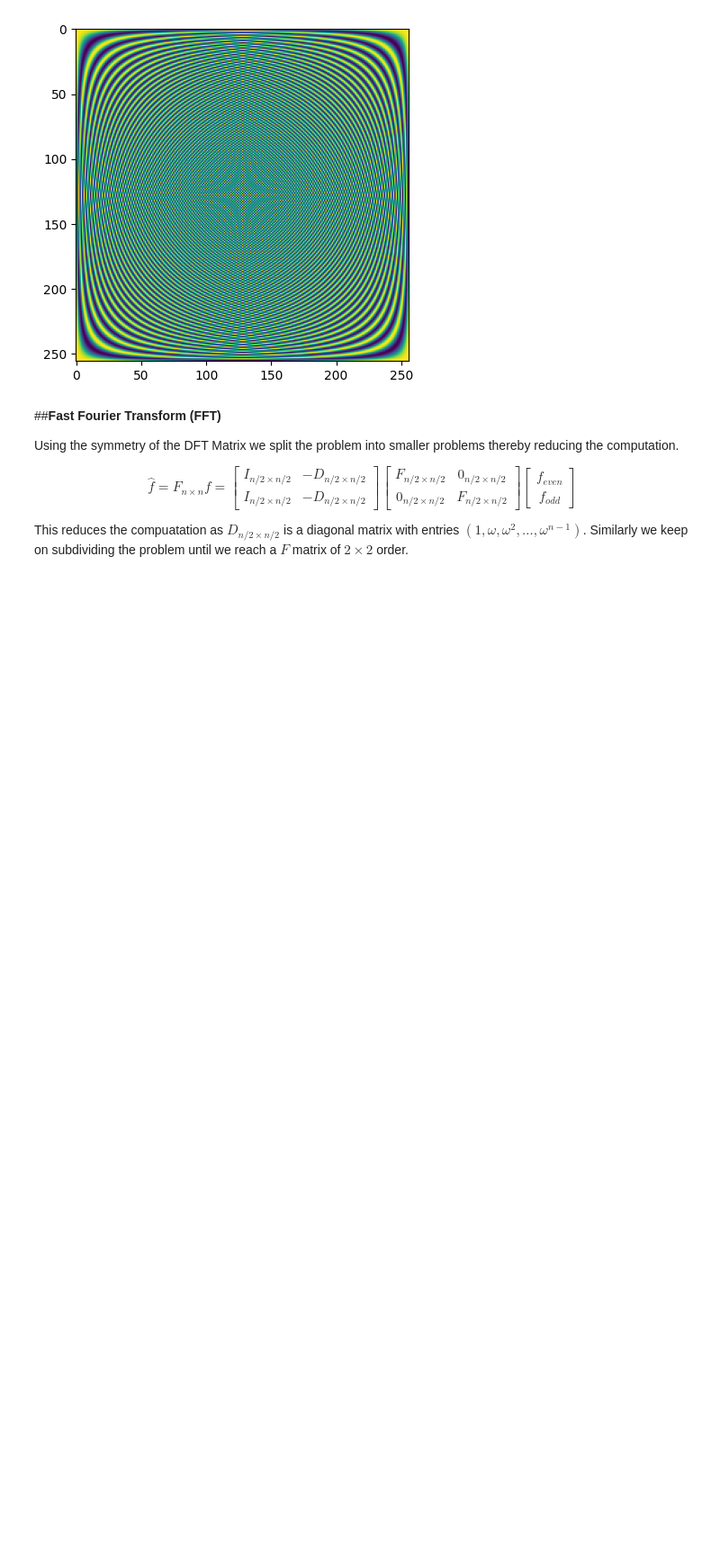
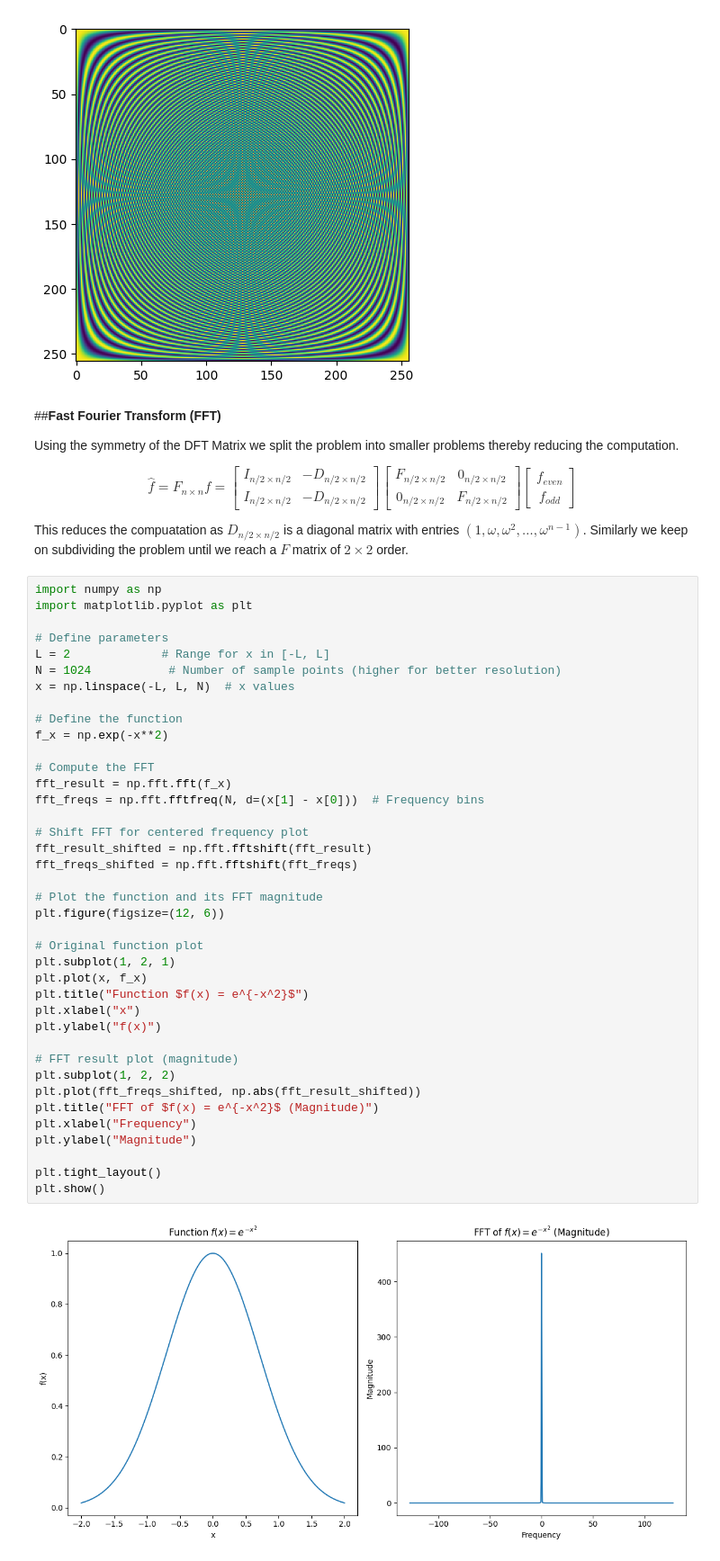
Before and after one commit to navgaur/Mathematical-Physics-III, a Jupyter notebook: Fourier_Trans_UGCF.ipynb, the cells around one changed output. Shown at 90% size. Cells and saved outputs as stored; diff of their text form; blank space fills up the shorter version.

```diff
--- a/Fourier_Trans_UGCF.ipynb
+++ b/Fourier_Trans_UGCF.ipynb
@@ -129,3 +129,44 @@ f_{odd}
 $$
 
 This reduces the compuatation as $D_{n/2 \times n/2}$ is a diagonal matrix with entries $(1, \omega, \omega^2, \dots, \omega^{n-1})$. Similarly we keep on subdividing the problem until we reach a $F$ matrix of $2\times 2$ order.
+# %%
+import numpy as np
+import matplotlib.pyplot as plt
+
+# Define parameters
+L = 2             # Range for x in [-L, L]
+N = 1024           # Number of sample points (higher for better resolution)
+x = np.linspace(-L, L, N)  # x values
+
+# Define the function
+f_x = np.exp(-x**2)
+
+# Compute the FFT
+fft_result = np.fft.fft(f_x)
+fft_freqs = np.fft.fftfreq(N, d=(x[1] - x[0]))  # Frequency bins
+
+# Shift FFT for centered frequency plot
+fft_result_shifted = np.fft.fftshift(fft_result)
+fft_freqs_shifted = np.fft.fftshift(fft_freqs)
+
+# Plot the function and its FFT magnitude
+plt.figure(figsize=(12, 6))
+
+# Original function plot
+plt.subplot(1, 2, 1)
+plt.plot(x, f_x)
+plt.title("Function $f(x) = e^{-x^2}$")
+plt.xlabel("x")
+plt.ylabel("f(x)")
+
+# FFT result plot (magnitude)
+plt.subplot(1, 2, 2)
+plt.plot(fft_freqs_shifted, np.abs(fft_result_shifted))
+plt.title("FFT of $f(x) = e^{-x^2}$ (Magnitude)")
+plt.xlabel("Frequency")
+plt.ylabel("Magnitude")
+
+plt.tight_layout()
+plt.show()
+# %% [output]
+[figure, added]
```
